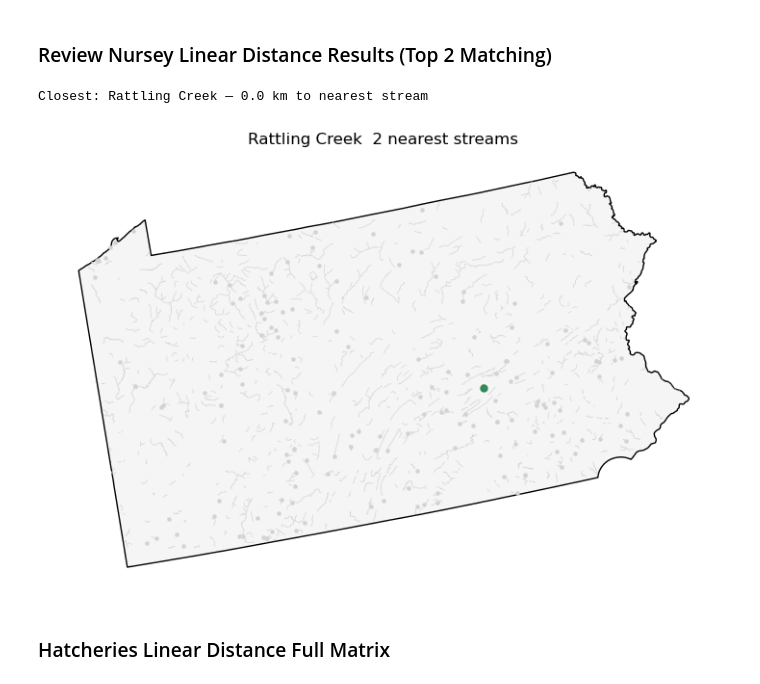
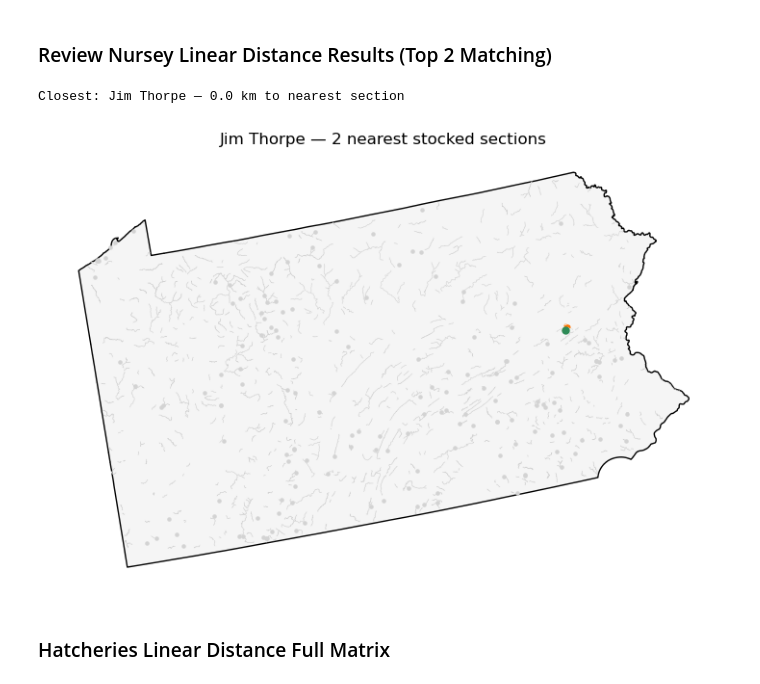
Before and after one commit to LoydGC/Troutimization-Project, a Jupyter notebook: notebooks/travel_arcs.ipynb, the cells around one changed output. Cells and saved outputs as stored; diff of their text form; code cells hidden in the pictures.

```diff
--- a/notebooks/travel_arcs.ipynb
+++ b/notebooks/travel_arcs.ipynb
@@ -119,19 +127,18 @@ plt.show()
 # %%
-# For each coop nursery, find the N closest stream sections in linear distance
+# For each coop nursery, find the N closest stocked sections in linear distance
 rows = []
 for h in coop_nurseries.itertuples():
-    d = stocked_trout.distance(h.geometry)                 # meters, to nearest point on each line
-    near = (stocked_trout.assign(dist_m=d)
-                   .sort_values("dist_m")
-                   #.drop_duplicates("GlobalID")         # one row per stream, not per section
-                   .head(N_NEAREST))
+    d = sections.distance(h.geometry)                      # meters, to nearest point on each section line
+    near = (sections.assign(dist_m=d)
+                    .sort_values("dist_m")
+                    .head(N_NEAREST))
     for rank, s in enumerate(near.itertuples(), start=1):
         rows.append({
             "nursery_id": h.ID,
             "nursery": h.NURSERY_NA,
             "county": h.COUNTY,
-            "global_id_stream": s.GlobalID,
-            "stream_key": s.GIS_Key,
+            "section_id": s.section_id,
+            "water_name": s.water_name,
             "rank": rank,
             "dist_km": round(s.dist_m / 1000, 2),
         })
@@ -158,7 +165,7 @@ result
 ### Review Nursey Linear Distance Results (Top 2 Matching)
 # %%
 
-def plot_nursery(nursery_name):
+def plot_nursery(nursery_name, save=True):
     h = coop_nurseries.loc[
         coop_nurseries["NURSERY_NA"] == nursery_name
     ].iloc[0]
@@ -168,7 +175,7 @@ def plot_nursery(nursery_name):
 
     fig, ax = plt.subplots(figsize=(9, 7))
     pa_boundary.plot(ax=ax, color="whitesmoke", edgecolor="black", zorder=0)
-    stocked_trout.plot(ax=ax, color="lightgray", linewidth=0.4, zorder=1)
+    sections.plot(ax=ax, color="lightgray", linewidth=0.4, zorder=1)
     coop_nurseries.plot(ax=ax, color="lightgray", markersize=5, zorder=2)
     coop_nurseries.loc[
         coop_nurseries["NURSERY_NA"] == nursery_name
@@ -176,61 +183,65 @@ def plot_nursery(nursery_name):
 
     cmap = plt.cm.autumn_r
     for row in near.itertuples():
-        stream_geom = stocked_trout.loc[
-            stocked_trout["GlobalID"] == row.global_id_stream
+        section_geom = sections.loc[
+            sections["section_id"] == row.section_id
         ]
         color = cmap(0.3 + 0.5 / row.rank)
-        stream_geom.plot(ax=ax, color=color, linewidth=2.5, zorder=3)
-        nearest_on_stream = nearest_points(
-            h.geometry, stream_geom.geometry.union_all()
+        section_geom.plot(ax=ax, color=color, linewidth=2.5, zorder=3)
+        nearest_on_section = nearest_points(
+            h.geometry, section_geom.geometry.union_all()
         )[1]
-        arc = LineString([h.geometry, nearest_on_stream])
+        arc = LineString([h.geometry, nearest_on_section])
         gpd.GeoSeries([arc], crs=CRS_M).plot(
             ax=ax, color=color, linewidth=1.5, linestyle="--", zorder=3,
         )
 
-    ax.set_title(f"{nursery_name}  {N_NEAREST} nearest streams")
+    ax.set_title(f"{nursery_name} — {N_NEAREST} nearest stocked sections")
     ax.set_axis_off()
+    if save:
+        os.makedirs(f"{FIG_DIR}/coop_nursery_checks", exist_ok=True)
+        slug = "".join(c if c.isalnum() else "_" for c in nursery_name).strip("_").lower()
+        fig.savefig(f"{FIG_DIR}/coop_nursery_checks/{slug}.png", dpi=200, bbox_inches="tight")
     plt.show()
 
 
 def plot_random_nursery():
     """Pick a random nursery and plot it."""
     name = random.choice(coop_nurseries["NURSERY_NA"].dropna().unique().tolist())
     plot_nursery(name)
 
 
-def plot_by_global_id(global_id_stream):
-    """Plot whichever nursery has the given nearest-stream global_id_stream in `result`."""
-    match = result.loc[result["global_id_stream"] == global_id_stream]
+def plot_by_section_id(section_id):
+    """Plot whichever nursery has the given section_id among its nearest sections in `result`."""
+    match = result.loc[result["section_id"] == section_id]
     if match.empty:
-        raise ValueError(f"global_id_stream {global_id_stream!r} not found in result")
+        raise ValueError(f"section_id {section_id!r} not found in result")
     plot_nursery(match.iloc[0]["nursery"])
 
 
 def plot_farthest_nursery():
-    """Plot the nursery whose closest stream is farthest away."""
+    """Plot the nursery whose closest section is farthest away."""
     row = result.loc[result["rank"] == 1].sort_values("dist_km", ascending=False).iloc[0]
-    print(f"Farthest: {row['nursery']} — {row['dist_km']} km to nearest stream")
+    print(f"Farthest: {row['nursery']} — {row['dist_km']} km to nearest section")
     plot_nursery(row["nursery"])
 
 
 def plot_closest_nursery():
-    """Plot the nursery whose closest stream is nearest of all."""
+    """Plot the nursery whose closest section is nearest of all."""
     row = result.loc[result["rank"] == 1].sort_values("dist_km", ascending=True).iloc[0]
-    print(f"Closest: {row['nursery']} — {row['dist_km']} km to nearest stream")
+    print(f"Closest: {row['nursery']} — {row['dist_km']} km to nearest section")
     plot_nursery(row["nursery"])
 
 
-# --- run one of these ---
+# --- run one of these (each saves its map to outputs/figures/travel_arcs/coop_nursery_checks/) ---
 #plot_random_nursery()
-# plot_by_global_id("{SOME-GUID-HERE}")
+# plot_by_section_id("3197_2")
 #plot_nursery("3 C's Trout")
 #plot_farthest_nursery()
 plot_closest_nursery()
 # %% [output]
-Closest: Rattling Creek — 0.0 km to nearest stream
+Closest: Jim Thorpe — 0.0 km to nearest section
-[figure, old version]
+[figure, new version]
 # %% [markdown]
 ### Hatcheries Linear Distance Full Matrix
 # %%
```
Also changed, not shown: parts of 11 cells of this notebook, 8 other files.
